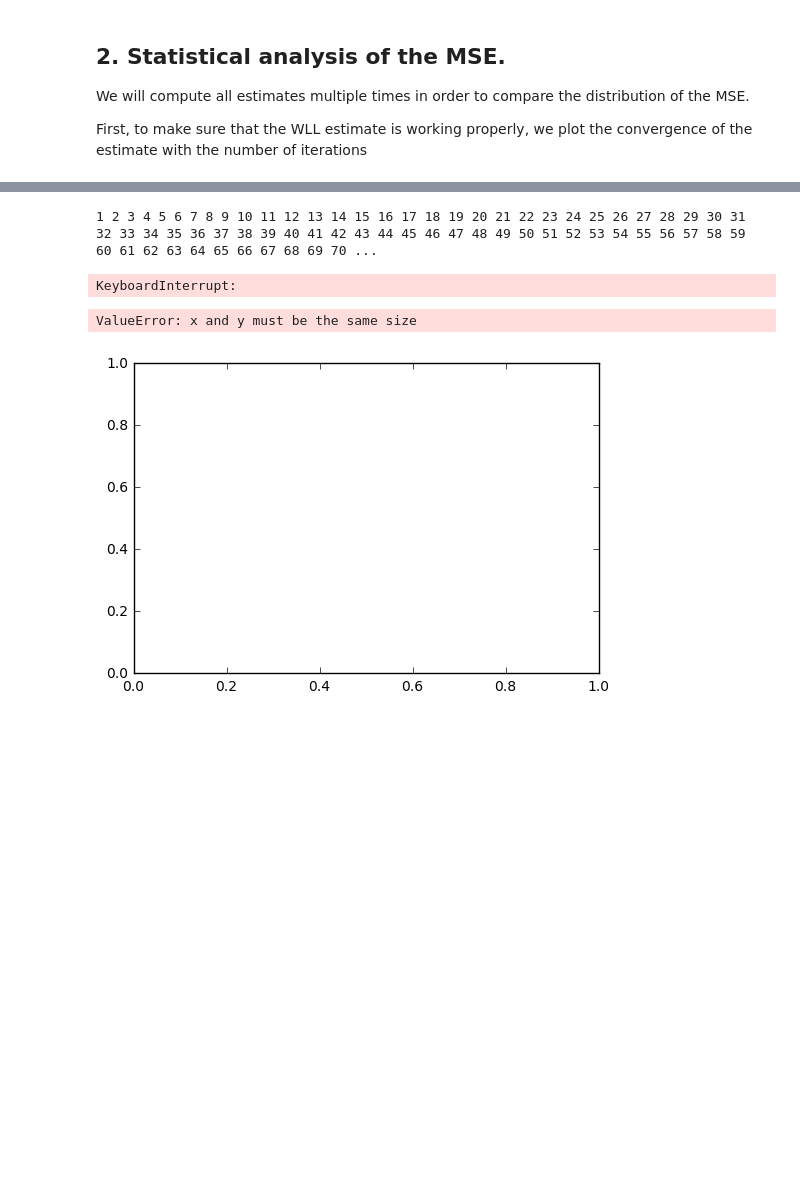
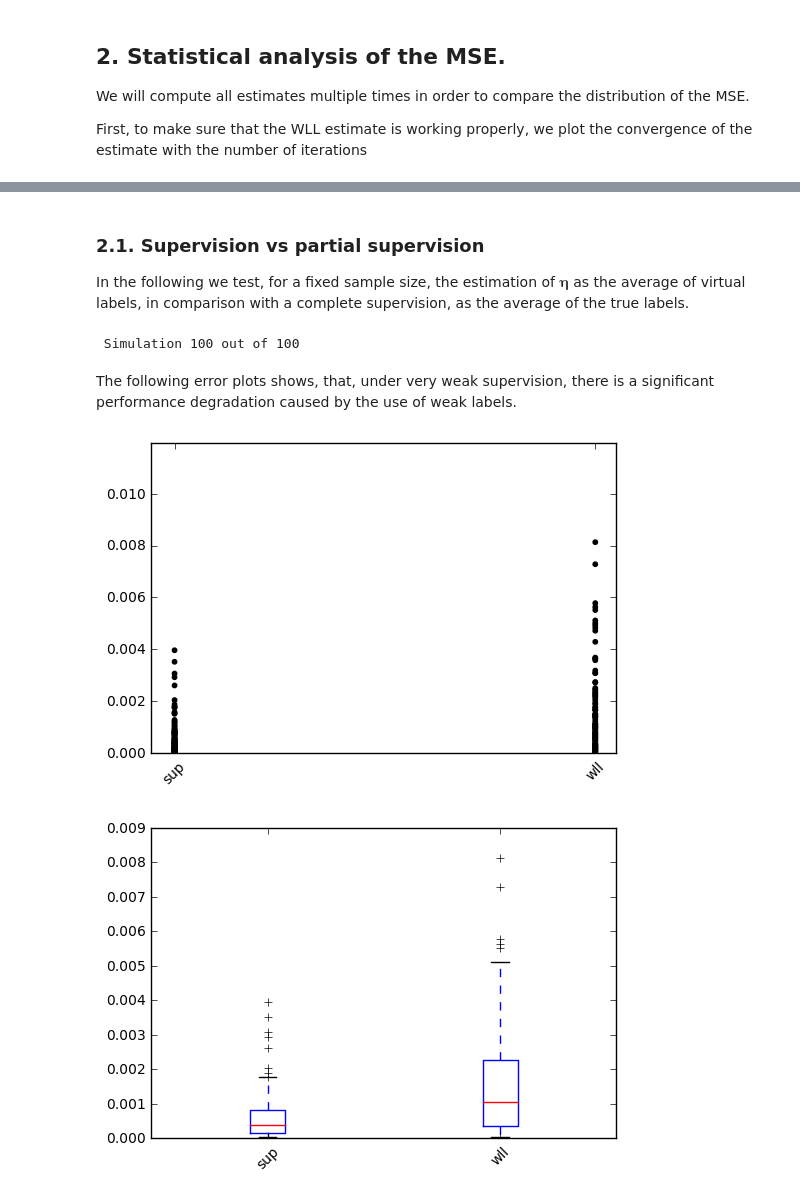
Before and after one commit to Orieus/WeakLabelModel, a Jupyter notebook: learnFromWL.ipynb, the cells around one changed output, grey strips where cells are left out. Cells and saved outputs as stored; diff of their text form; code cells hidden in the pictures; blank space fills up the shorter version.

```diff
--- a/learnFromWL.ipynb
+++ b/learnFromWL.ipynb
@@ -151,7 +151,10 @@ def computeNLL(iz, M, f):
     """
     Compute the Log-Likelihood function for an estimate f.
     """
-    NLL = - np.mean(np.log(np.dot(M[iz.astype(int)], f)))
+
+    I = np.eye(M.shape[0])
+    z = I[iz.astype(int)]
+    NLL = - np.dot(np.mean(z, axis=0), np.log(np.dot(M, f)))
 
     return NLL
 # %% [markdown]
@@ -163,6 +166,10 @@ f = None
 NLL = []
 MSE = []
 KL = []
+
+I = np.eye(M.shape[0])
+z = I[iz.astype(int)]
+q = np.mean(z, axis=0)
 
 for i in range(n_it):
 
@@ -173,15 +180,16 @@ for i in range(n_it):
     else:
         f = np.copy(f_new)
 
-    NLL.append(computeNLL(iz, M, f) + np.dot(eta, np.log(eta)))
+    NLL.append(computeNLL(iz, M, f) + np.dot(q, np.log(q)))
     MSE.append(np.mean((f - eta)**2))
     KL.append(- np.dot(eta, np.log(f)) + np.dot(eta, np.log(eta)))
 
 its = range(len(NLL))
-plt.plot(its, NLL, label= "NLL")
-plt.plot(its, MSE, label= "MSE")
-plt.plot(its, KL, label= "KL divergence")
-plt.legend()
+plt.loglog(its, NLL, label= "Normalized NLL")
+plt.loglog(its, MSE, label= "MSE")
+plt.loglog(its, KL, label= "KL divergence")
+plt.legend(loc='best')
+plt.axis('tight')
 plt.xlabel('Iteration')
 plt.show()
 print "The final estimate is {0}".format(f)
@@ -207,13 +215,13 @@ We will compute all estimates multiple times in order to compare the distributio
 
 First, to make sure that the WLL estimate is working properly, we plot the convergence of the estimate with the number of iterations
 # %%
-n_sim = 50
+n_sim = 100
 mse = {'wll': []}
-K = 20000
+K = 1000
 for n in range(n_sim):
 
     if (n+1)/1*1 == n+1:
-        print str(n+1),
+        print '\r Simulation {0} out of {1}'.format(str(n+1), n_sim),
     # Generate true labels
     iy = np.random.choice(np.arange(0, C), size=K, p=eta)
     y = I[iy]
@@ -226,9 +234,4 @@ for n in range(n_sim):
 
     mse_n = np.mean((f_v - eta)**2, axis=1)
     mse['wll'].append(mse_n)
-
-plt.loglog(np.array(mse['wll']).T)
-plt.show()
-plt.loglog(np.mean(np.array(mse['wll']), axis=0))
-plt.show()
 # %% [output]
@@ -238,11 +254,16 @@ plt.show()
+# %% [markdown]
+### 2.1. Supervision vs partial supervision
+
+In the following we test, for a fixed sample size, the estimation of $\boldsymbol{\eta}$ as the average of virtual labels, in comparison with a complete supervision, as the average of the true labels.
 # %%
 n_sim = 100
-mse = {'sup': [], 'wll': [], 'wml': []}
+mse = {'sup': [], 'wll': []}
 
 for n in range(n_sim):
 
     if (n+1)/1*1 == n+1:
-        print str(n+1),
+        print '\r Simulation {0} out of {1}'.format(str(n+1), n_sim),
+
     # Generate true labels
     iy = np.random.choice(np.arange(0, C), size=K, p=eta)
     y = I[iy]
@@ -259,29 +280,26 @@ for n in range(n_sim):
     v = wlw.computeVirtual(iz, C, method='Mproper', M=M)
     f_v = np.mean(v, axis=0)
     mse['wll'].append(np.mean((f_v - eta)**2))
-
-    # ML estimate
-    f_ml = computeML(iz, M, max_iter=1000)
-    mse['wml'].append(np.sum((f_ml - eta)**2))
 # %% [output]
-1 2 3 4 5 6 7 8 9 10 11 12 13 14 15 16 17 18 19 20 21 22 23 24 25 26 27 28 29 30 31 32 33 34 35 36 37 38 39 40 41 42 43 44 45 46 47 48 49 50 51 52 53 54 55 56 57 58 59 60 61 62 63 64 65 66 67 68 69 70 ...
+ Simulation 100 out of 100
-KeyboardInterrupt:
+# %% [markdown]
+The following error plots shows, that, under very weak supervision, there is a significant performance degradation caused by the use of weak labels.
 # %%
-tag_list = ['sup', 'wll', 'wml']
+tag_list = ['sup', 'wll']
 for i, tag in enumerate(tag_list):
     plt.scatter([i + 1]*n_sim, mse[tag], c=[i]*n_sim, s=10, cmap='copper')
 
 plt.xticks(range(1, 1 + len(tag_list)), tag_list, rotation='45')
 plt.axis('tight')
-plt.ylim((0,0.01))
+plt.ylim((0, plt.ylim()[1]))
 plt.show(block=False)
 
 plt.boxplot([mse[tag] for tag in tag_list])
 plt.xticks(range(1, 1 + len(tag_list)), tag_list, rotation='45')
 plt.show()
 # %% [output]
-ValueError: x and y must be the same size
-[figure, old version]
+[figure, new version]
+[figure, added]
 # %%
 n_sim = 100
 K = 50
```
Also changed, not shown: parts of 15 cells of this notebook.
